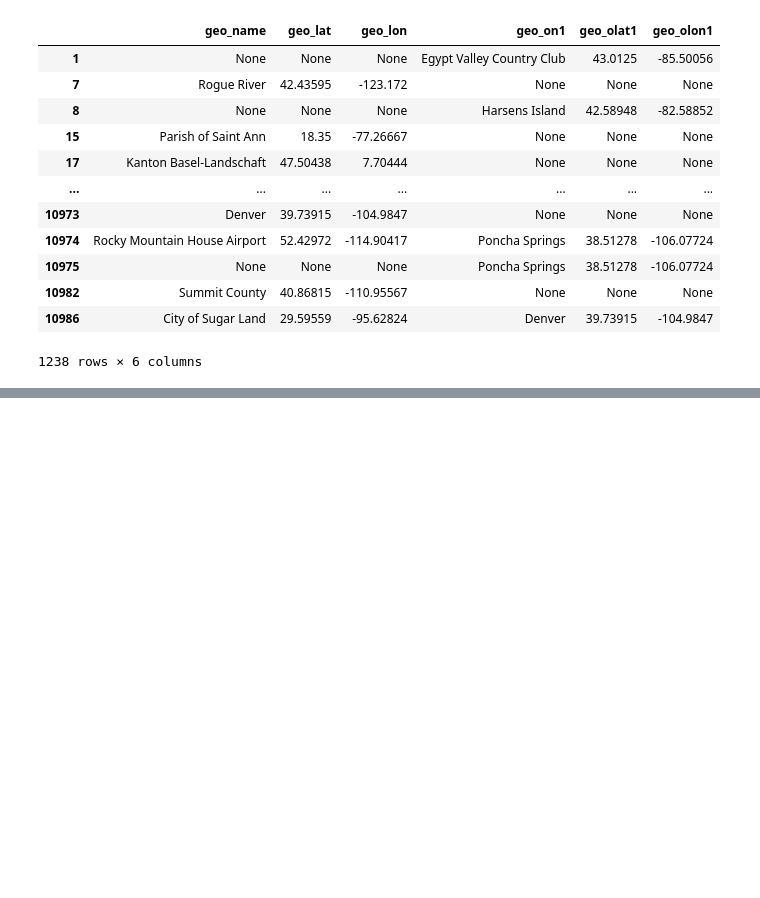
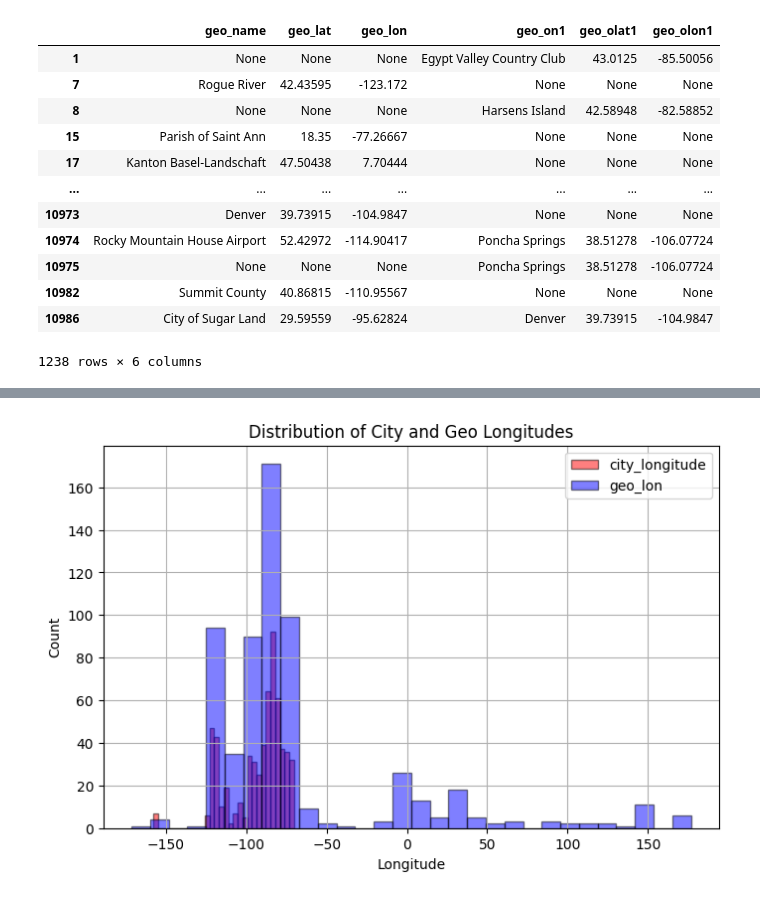
Before and after one commit to hyun95roh/DSCI550-assignment2, a Jupyter notebook: notebook/sandbox.ipynb, the cells around one changed output, grey strips where cells are left out. Saved outputs shown, nothing was run; the diff lists cells and outputs as text; code cells hidden in the pictures; blank space fills up the shorter version.

```diff
--- a/notebook/sandbox.ipynb
+++ b/notebook/sandbox.ipynb
@@ -502,0 +588,13 @@ geotopic_df2.iloc[1:,:].dropna(subset=['geo_name','geo_on1'],how='all')
+# %%
+# Histogram of location alongside longitude(South to North)
+plt.figure(figsize=(8, 5))
+plt.hist(plot_df['city_longitude'], bins=30, alpha=0.5, label='city_longitude', color='red', edgecolor='black')
+plt.hist(plot_df['geo_lon'], bins=30, alpha=0.5, label='geo_lon', color='blue', edgecolor='black')
+plt.xlabel('Longitude')
+plt.ylabel('Count')
+plt.title('Distribution of City and Geo Longitudes')
+plt.legend()
+plt.grid(True)
+plt.show()
+# %% [output]
+[figure, added]
```
Also changed, not shown: parts of 15 cells of this notebook, 3 other files.
